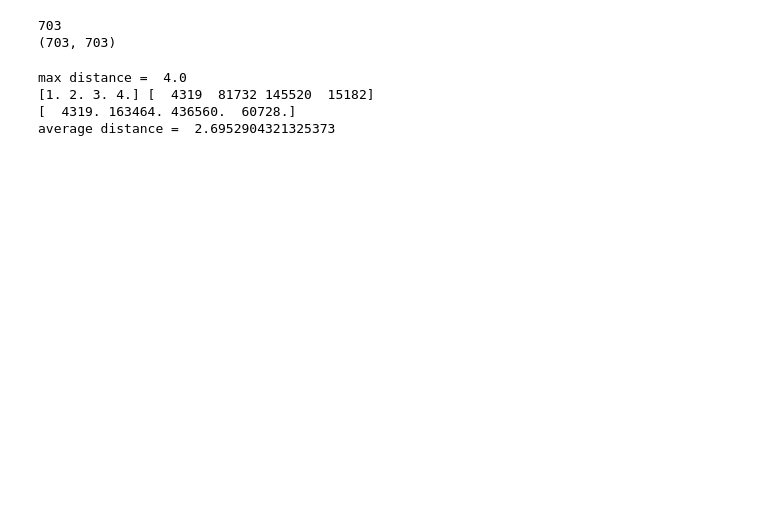
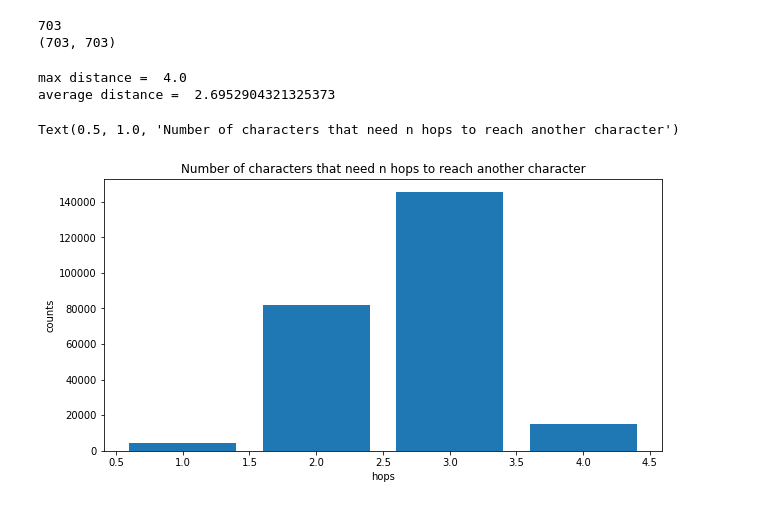
Before and after one commit to Dan8991/A-Storm-of-Nodes, a Jupyter notebook: got_network.ipynb, the cells around one changed output. Drawn from its saved outputs; the diff is of its cells as text; code cells hidden in the pictures; blank space fills up the shorter version.

```diff
--- a/got_network.ipynb
+++ b/got_network.ipynb
@@ -89,6 +89,6 @@ Jaime Lannister
 # %%
 print(N)
-e1 = clean_network(A)
+A = clean_network(A)
 print(A.shape)
 # %% [output]
 703
@@ -96,9 +96,14 @@ print(A.shape)
 # %%
 distances, counts = get_distance_distribution(A)
 print("max distance = ", distances[-1])
 print("average distance = ", np.sum(distances * counts)/np.sum(counts))
+plt.figure(figsize=(10, 5))
+plt.bar(distances, counts)
+plt.xlabel("hops")
+plt.ylabel("counts")
+plt.title("Number of characters that need n hops to reach another character")
 # %% [output]
 max distance =  4.0
-[1. 2. 3. 4.] [  4319  81732 145520  15182]
-[  4319. 163464. 436560.  60728.]
 average distance =  2.6952904321325373
+Text(0.5, 1.0, 'Number of characters that need n hops to reach another character')
+[figure, added]
```
Also changed, not shown: parts of 8 cells of this notebook.
